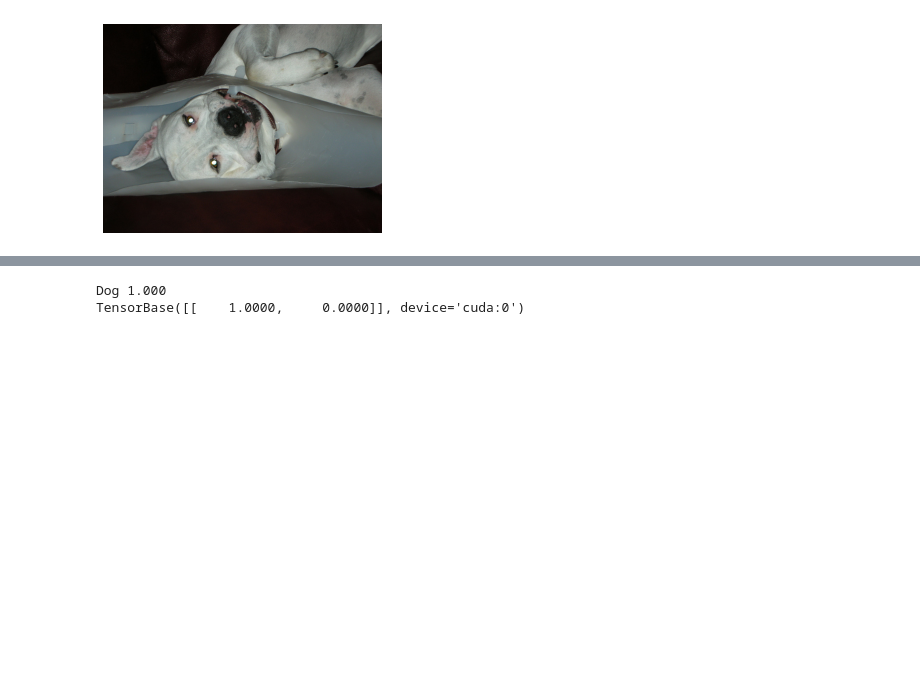
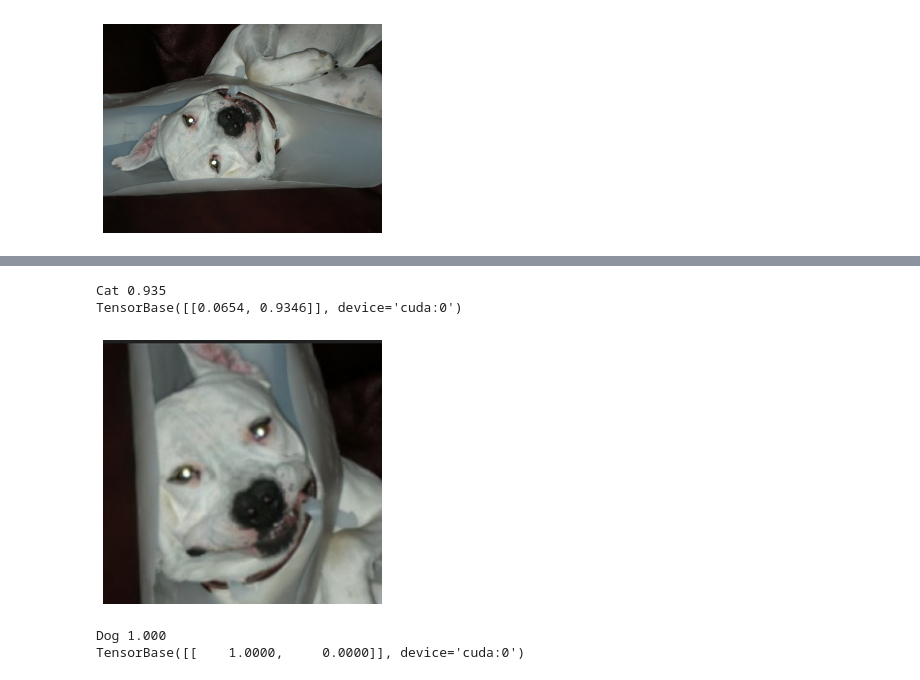
Before and after one commit to lukexyz/crystal-ball, a Jupyter notebook: nbs/02_controller.ipynb, the cells around one changed output, grey strips where cells are left out. Cells and saved outputs as stored; diff of their text form; code cells hidden in the pictures; blank space fills up the shorter version.

```diff
--- a/nbs/02_controller.ipynb
+++ b/nbs/02_controller.ipynb
@@ -162,3 +109,10 @@ TensorBase([[0.0442, 0.9558]], device='cuda:0')
+# %%
+img = PILImage.create("..\img\catdog2.01.jpg")
+show_sample(img=img)
+# %% [output]
+Cat 0.935
+TensorBase([[0.0654, 0.9346]], device='cuda:0')
+[figure, added]
 # %%
 show_sample(13)
 # %% [output]
```
Also changed, not shown: parts of 17 cells of this notebook.
